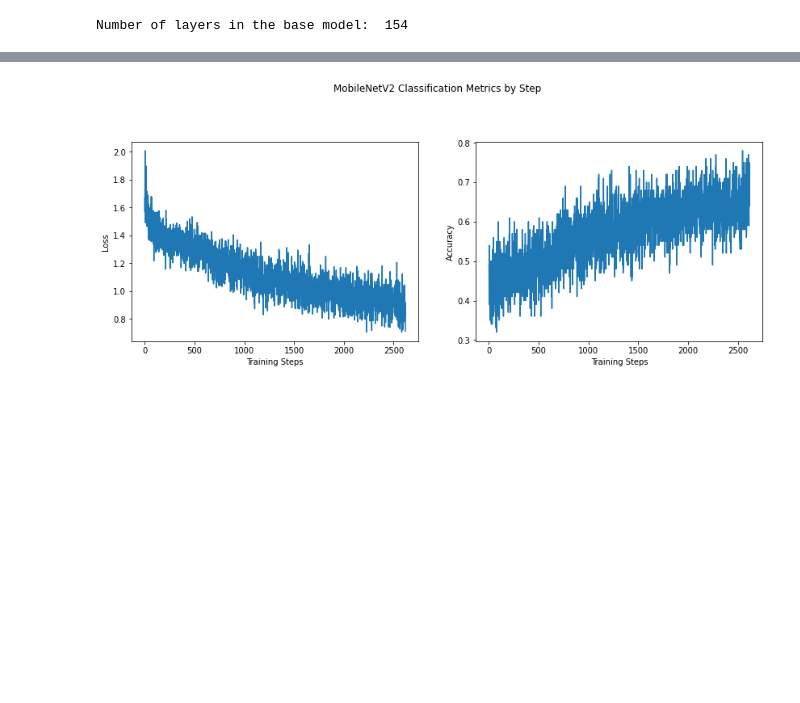
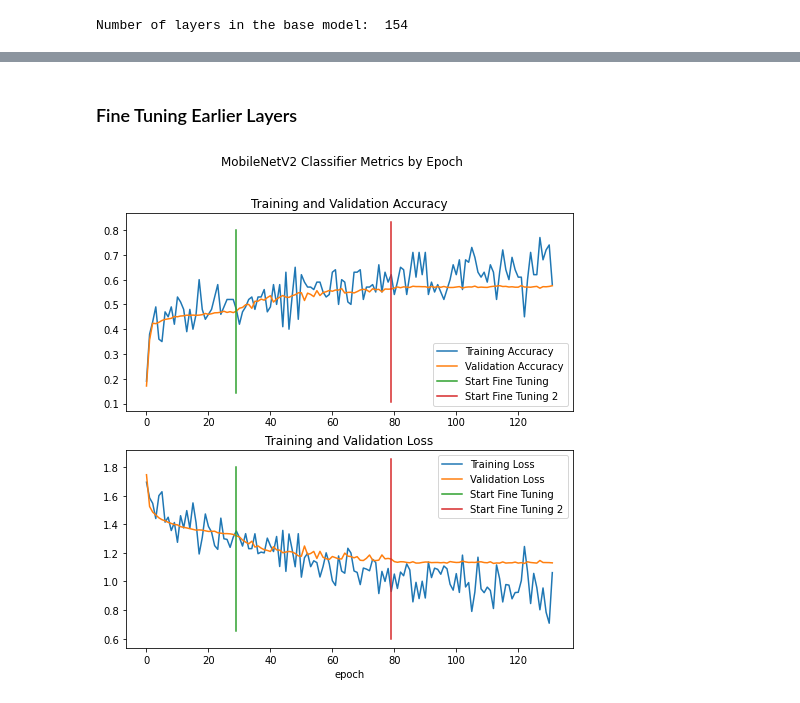
Before and after one commit to ryanhantruong/cbis-ddsm-classifier, a Jupyter notebook: Transfer_Learning_Classification.ipynb, the cells around one changed output, grey strips where cells are left out. Cells and saved outputs as stored; diff of their text form; code cells hidden in the pictures; blank space fills up the shorter version.

```diff
--- a/Transfer_Learning_Classification.ipynb
+++ b/Transfer_Learning_Classification.ipynb
@@ -229,5 +235,5 @@ _________________________________________________________________
 # %%
-fine_tune_epochs = 100
+fine_tune_epochs = 50
 total_epochs =  initial_epochs + fine_tune_epochs
 
 history_fine = model.fit(train_dataset,
@@ -295,14 +296,14 @@ fig.savefig(f'training_by_epoch{get_datetime_id()}.png',dpi=300)
 # %%
-fig2 = plt.figure(figsize=(14,10))
+fig2 = plt.figure(figsize=(9,3))
 plt.suptitle('MobileNetV2 Classification Metrics by Step')
 
-plt.subplot(2, 2, 1)
+plt.subplot(1, 2, 1)
 plt.ylabel("Loss")
 plt.xlabel("Training Steps")
 #plt.ylim([0,2])
 plt.plot(batch_stats_callback.batch_losses)
 
-plt.subplot(2, 2, 2)
+plt.subplot(1, 2, 2)
 plt.ylabel("Accuracy")
 plt.xlabel("Training Steps")
 #plt.ylim([0,1])
@@ -310,5 +311,5 @@ plt.plot(batch_stats_callback.batch_acc)
 plt.show()
 
 fig2.savefig(f'training_by_steps{get_datetime_id()}.png',dpi=300)
-# %% [output]
-[figure, removed]
+# %% [markdown]
+### Fine Tuning Earlier Layers
@@ -314,0 +332,47 @@ fig2.savefig(f'training_by_steps{get_datetime_id()}.png',dpi=300)
+# %%
+fine_tune_epochs = 50
+total_epochs =  total_epochs + fine_tune_epochs
+
+history_fine2 = model.fit(train_dataset,
+                         epochs=total_epochs,
+                         steps_per_epoch=STEPS_PER_EPOCH,
+                         initial_epoch=history_fine.epoch[-1],
+                         validation_data=valid_dataset,
+                         callbacks=[batch_stats_callback])
+# %%
+# acc += history_fine2.history['sparse_categorical_accuracy']
+# val_acc += history_fine2.history['val_sparse_categorical_accuracy']
+
+# loss += history_fine2.history['loss']
+# val_loss += history_fine2.history['val_loss']
+
+fig = plt.figure(figsize=(5, 5))
+plt.suptitle('MobileNetV2 Classifier Metrics by Epoch')
+
+plt.subplot(2, 1, 1)
+plt.plot(acc, label='Training Accuracy')
+plt.plot(val_acc, label='Validation Accuracy')
+#plt.ylim([0.8, 1])
+plt.plot([initial_epochs-1,initial_epochs-1],
+          plt.ylim(), label='Start Fine Tuning')
+plt.plot([initial_epochs+fine_tune_epochs-1,initial_epochs+fine_tune_epochs-1],
+          plt.ylim(), label='Start Fine Tuning 2')
+plt.legend(loc='lower right')
+plt.title('Training and Validation Accuracy')
+
+plt.subplot(2, 1, 2)
+plt.plot(loss, label='Training Loss')
+plt.plot(val_loss, label='Validation Loss')
+#plt.ylim([0, 1.0])
+plt.plot([initial_epochs-1,initial_epochs-1],
+          plt.ylim(), label='Start Fine Tuning')
+plt.plot([initial_epochs+fine_tune_epochs-1,initial_epochs+fine_tune_epochs-1],
+         plt.ylim(), label='Start Fine Tuning 2')
+plt.legend(loc='upper right')
+plt.title('Training and Validation Loss')
+plt.xlabel('epoch')
+plt.show()
+
+fig.savefig(f'training_by_epoch{get_datetime_id()}.png',dpi=300)
+# %% [output]
+[figure, added]
```
Also changed, not shown: parts of 24 cells of this notebook.
